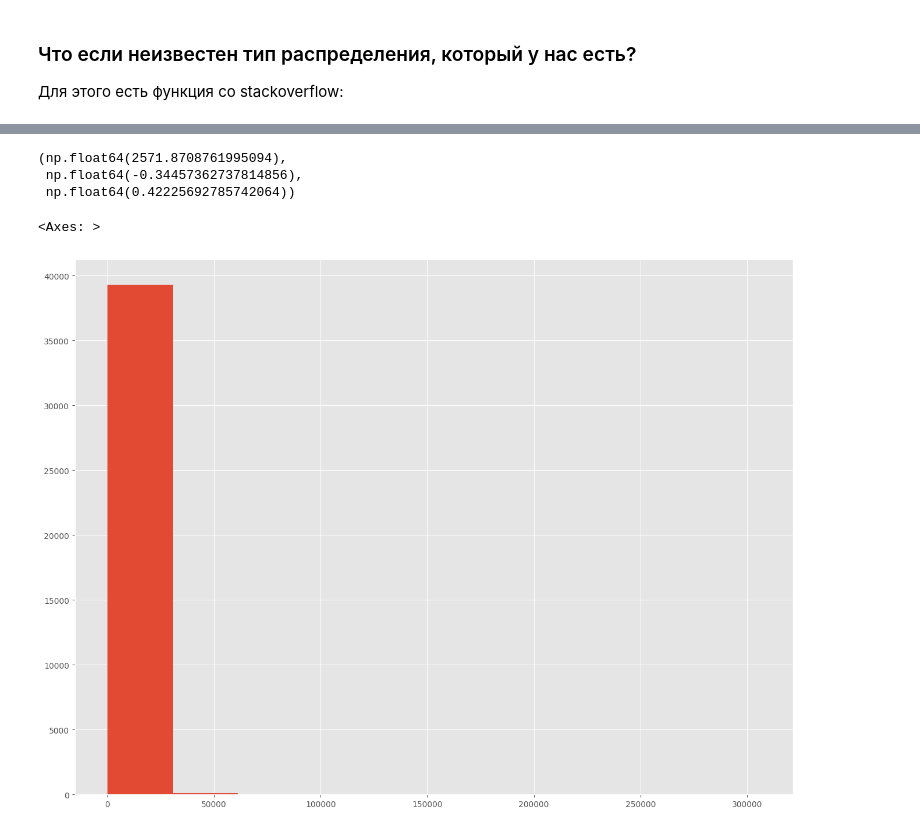
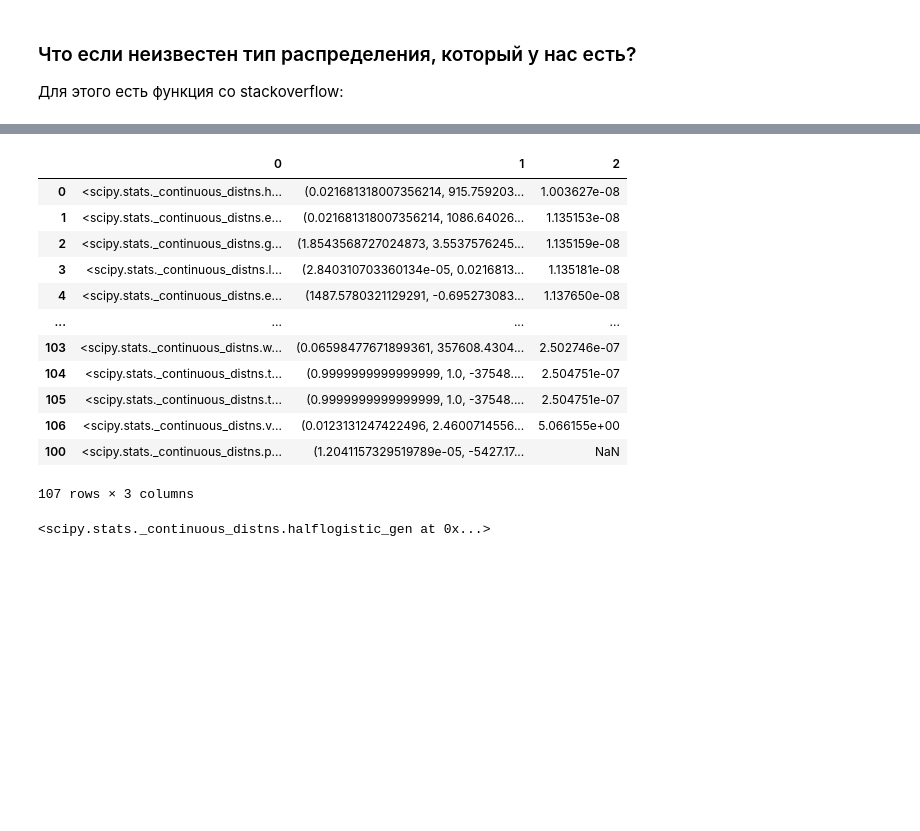
Before and after one commit to akotomin/AB_tests, a Jupyter notebook: notebooks/Statistic/ab_tests._continuous_variables.ipynb, the cells around one changed output, grey strips where cells are left out. Saved outputs shown, nothing was run; the diff lists cells and outputs as text; code cells hidden in the pictures; blank space fills up the shorter version.

```diff
--- a/notebooks/Statistic/ab_tests._continuous_variables.ipynb
+++ b/notebooks/Statistic/ab_tests._continuous_variables.ipynb
@@ -469,6 +468,16 @@ Text(0, 0.5, 'Frequency')
 # %%
-pd.DataFrame(best_distibutions)[1][0]
+pd.DataFrame(best_distibutions).sort_values(2)
 # %% [output]
+|  | 0 | 1 | 2 |
+| 0 | <scipy.stats._continuous_distns.h... | (0.021681318007356214, 915.759203... | 1.003627e-08 |
+| 1 | <scipy.stats._continuous_distns.e... | (0.021681318007356214, 1086.64026... | 1.135153e-08 |
+| 2 | <scipy.stats._continuous_distns.g... | (1.8543568727024873, 3.5537576245... | 1.135159e-08 |
+| 3 | <scipy.stats._continuous_distns.l... | (2.840310703360134e-05, 0.0216813... | 1.135181e-08 |
+| 4 | <scipy.stats._continuous_distns.e... | (1487.5780321129291, -0.695273083... | 1.137650e-08 |
+| ... | ... | ... | ... |
+| 103 | <scipy.stats._continuous_distns.w... | (0.06598477671899361, 357608.4304... | 2.502746e-07 |
+| 104 | <scipy.stats._continuous_distns.t... | (0.9999999999999999, 1.0, -37548.... | 2.504751e-07 |
+| 105 | <scipy.stats._continuous_distns.t... | (0.9999999999999999, 1.0, -37548.... | 2.504751e-07 |
+| 106 | <scipy.stats._continuous_distns.v... | (0.0123131247422496, 2.4600714556... | 5.066155e+00 |
+| 100 | <scipy.stats._continuous_distns.p... | (1.2041157329519789e-05, -5427.17... | NaN |
-(np.float64(2571.8708761995094),
- np.float64(-0.34457362737814856),
- np.float64(0.42225692785742064))
+107 rows × 3 columns
@@ -478,5 +484,4 @@ exponnorm_gen
-# %%
-lognormal_dist.hist()
-# %% [output]
-<Axes: >
-[figure, removed]
+# %%
+pd.DataFrame(best_distibutions).sort_values(2)[0][0]
+# %% [output]
+<scipy.stats._continuous_distns.halflogistic_gen at 0x...>
```
Also changed, not shown: parts of 25 cells of this notebook, 1 other file.
